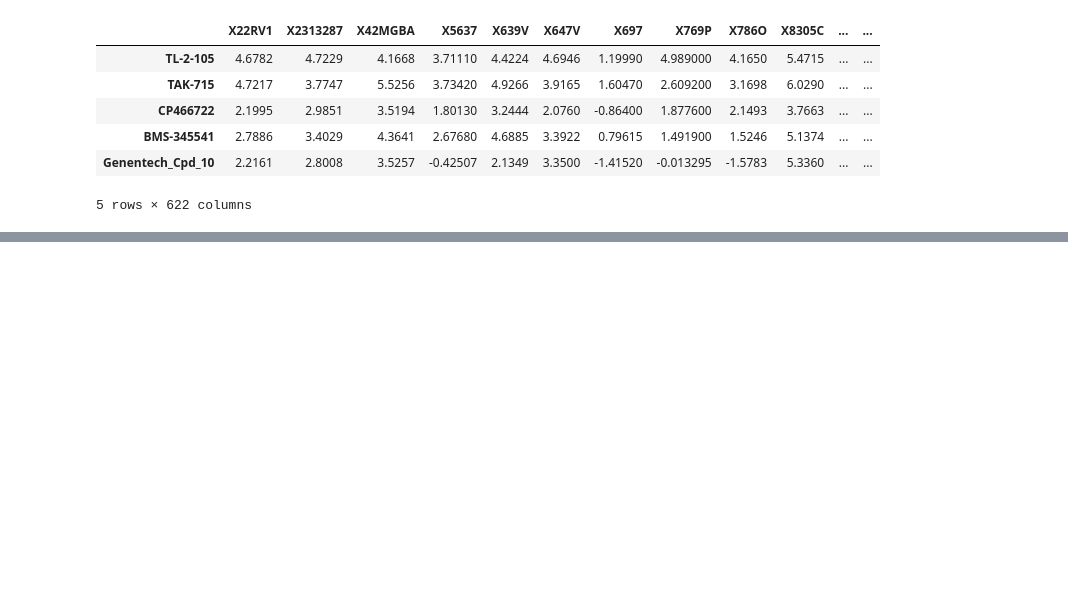
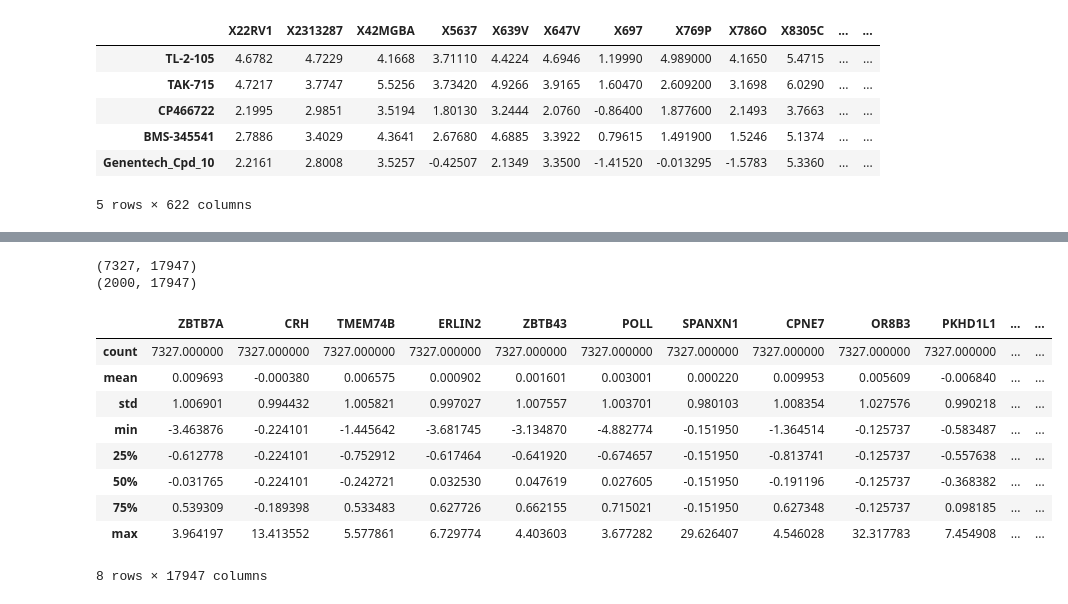
Before and after one commit to auriml/gen_drug, a Jupyter notebook: gen_drug-Keras.ipynb, the cells around one changed output, grey strips where cells are left out. Drawn from its saved outputs; the diff is of its cells as text; code cells hidden in the pictures; blank space fills up the shorter version.

Commit message:
added MSE metric, added z-standardization to gen expression in log2(TPM+1), retrained and saved the E_TCGA autoencoder

```diff
--- a/gen_drug-Keras.ipynb
+++ b/gen_drug-Keras.ipynb
@@ -71,0 +81,14 @@ IC50.head()
+# %%
+class DummyScaler:
+    def fit(self, x):
+        self.data_min_ = np.zeros(x.shape[1],)
+        self.data_max_ = np.ones(x.shape[1],)
+    def transform(self, x): return x
+
+
+scaler = StandardScaler()#MinMaxScaler()#DummyScaler()
+if scaler:
+    scaler.fit(E_TCGA)
+    E_TCGA_norm = pd.DataFrame(scaler.transform(E_TCGA), columns = E_TCGA.columns, index=E_TCGA.index)
+    print (E_TCGA_norm['ALAS1'].mean(), E_TCGA_norm['ALAS1'].std())
+    print(E_TCGA_norm['ALAS1'].describe())
@@ -71,0 +121,22 @@ IC50.head()
+# %%
+#reserve a random sample of 2000 samples to validate the model
+from random import sample
+valid_idx = sample(list(E_TCGA_norm.index.values),2000 )
+x_valid =  E_TCGA_norm.loc[valid_idx, :]
+x_train = E_TCGA_norm.drop(valid_idx, axis=0)
+print (x_train.shape)
+print (x_valid.shape)
+x_train.describe()
+# %% [output]
+(7327, 17947)
+(2000, 17947)
+|  | ZBTB7A | CRH | TMEM74B | ERLIN2 | ZBTB43 | POLL | SPANXN1 | CPNE7 | OR8B3 | PKHD1L1 | ... | ... |
+| count | 7327.000000 | 7327.000000 | 7327.000000 | 7327.000000 | 7327.000000 | 7327.000000 | 7327.000000 | 7327.000000 | 7327.000000 | 7327.000000 | ... | ... |
+| mean | 0.009693 | -0.000380 | 0.006575 | 0.000902 | 0.001601 | 0.003001 | 0.000220 | 0.009953 | 0.005609 | -0.006840 | ... | ... |
+| std | 1.006901 | 0.994432 | 1.005821 | 0.997027 | 1.007557 | 1.003701 | 0.980103 | 1.008354 | 1.027576 | 0.990218 | ... | ... |
+| min | -3.463876 | -0.224101 | -1.445642 | -3.681745 | -3.134870 | -4.882774 | -0.151950 | -1.364514 | -0.125737 | -0.583487 | ... | ... |
+| 25% | -0.612778 | -0.224101 | -0.752912 | -0.617464 | -0.641920 | -0.674657 | -0.151950 | -0.813741 | -0.125737 | -0.557638 | ... | ... |
+| 50% | -0.031765 | -0.224101 | -0.242721 | 0.032530 | 0.047619 | 0.027605 | -0.151950 | -0.191196 | -0.125737 | -0.368382 | ... | ... |
+| 75% | 0.539309 | -0.189398 | 0.533483 | 0.627726 | 0.662155 | 0.715021 | -0.151950 | 0.627348 | -0.125737 | 0.098185 | ... | ... |
+| max | 3.964197 | 13.413552 | 5.577861 | 6.729774 | 4.403603 | 3.677282 | 29.626407 | 4.546028 | 32.317783 | 7.454908 | ... | ... |
+8 rows × 17947 columns
```
Also changed, not shown: parts of 32 cells of this notebook.
